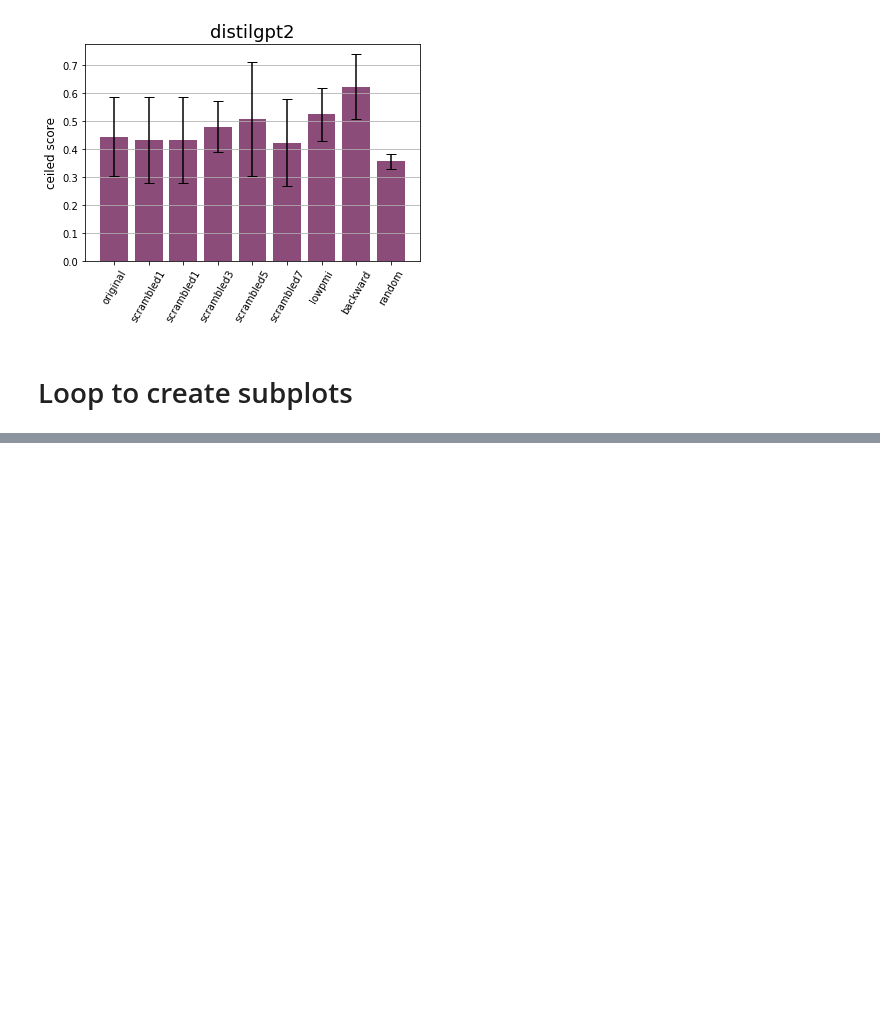
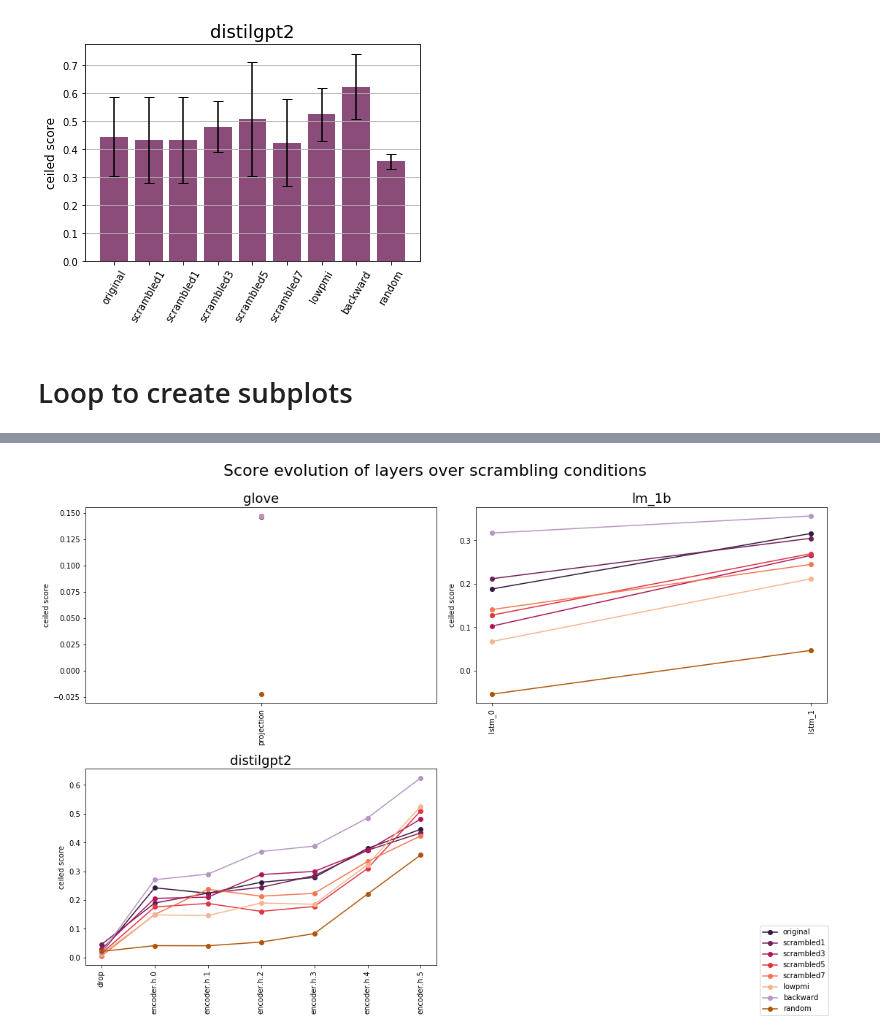
Before and after one commit to eghbalhosseini/neural-nlp-1, a Jupyter notebook: neural_nlp/analyze/neural-scrambled/match-to-brain.ipynb, the cells around one changed output, grey strips where cells are left out. Drawn from its saved outputs; the diff is of its cells as text; code cells hidden in the pictures; blank space fills up the shorter version.

```diff
--- a/neural_nlp/analyze/neural-scrambled/match-to-brain.ipynb
+++ b/neural_nlp/analyze/neural-scrambled/match-to-brain.ipynb
@@ -194,0 +276,43 @@ get_subplots_loop(['glove','lm_1b','distilgpt2'])
+# %%
+import math
+from matplotlib.gridspec import GridSpec
+
+def get_lineplots_loop(model_list,error_shading=False):
+    nsubplots = len(model_list)
+    nrows = math.ceil(nsubplots/2)
+    line_colors = sns.color_palette("rocket") + [sns.color_palette("PRGn", 10)[2]] + [sns.color_palette("PuOr", 10)[0]]
+
+    fig2 = plt.figure(constrained_layout=True, figsize=(15, 5*nrows))
+    fig2.suptitle('Score evolution of layers over scrambling conditions', fontsize=22, y=1.05)
+    spec2 = GridSpec(ncols=2, nrows=nrows, figure=fig2)
+    f2_ax = []
+
+    model_counter = 0
+    for i in range(nrows):
+        for j in range(2):
+            if model_counter + 1 > nsubplots:
+                break
+            else:
+                layers = get_all_layers(model_list[model_counter])
+                score_dict = get_score_dict(model_list[model_counter])
+                f2_ax.append(fig2.add_subplot(spec2[i, j]))
+
+                counter = 0
+                x = np.array(layers)
+                for key,value in score_dict.items():
+                    f2_ax[-1].plot(x,np.array(score_dict[key]['score']), '-o',color=line_colors[counter])
+                    if error_shading==True:
+                        f2_ax[-1].fill_between(x,np.array(score_dict[key]['score'])-np.array(score_dict[key]['error']), np.array(score_dict[key]['score'])+np.array(score_dict[key]['error']),facecolor=line_colors[counter],alpha=0.5)
+                    counter += 1
+
+                conditions = list(distilgpt2_score_dict.keys())
+
+                f2_ax[-1].set_title('{}'.format(model_list[model_counter]),fontsize=18)
+                f2_ax[-1].yaxis.set_label_text('ceiled score')
+                plt.xticks(rotation= 90)
+                model_counter += 1
+    fig2.legend(conditions, loc='lower right')
+# %%
+get_lineplots_loop(['glove','lm_1b','distilgpt2'])
+# %% [output]
+[figure, added]
```
Also changed, not shown: parts of 15 cells of this notebook.
